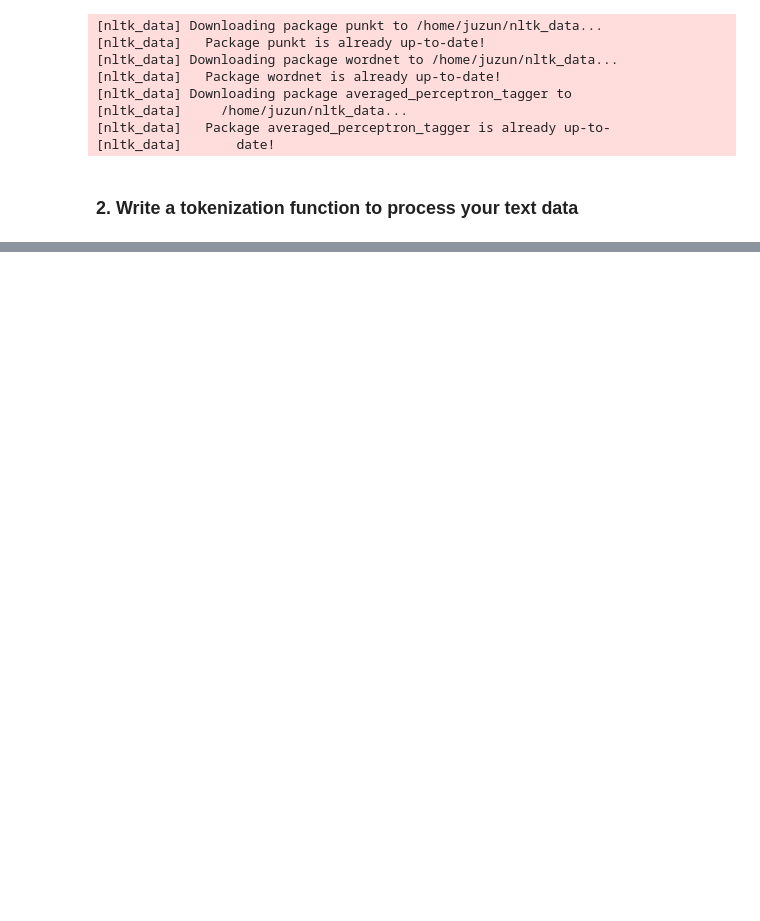
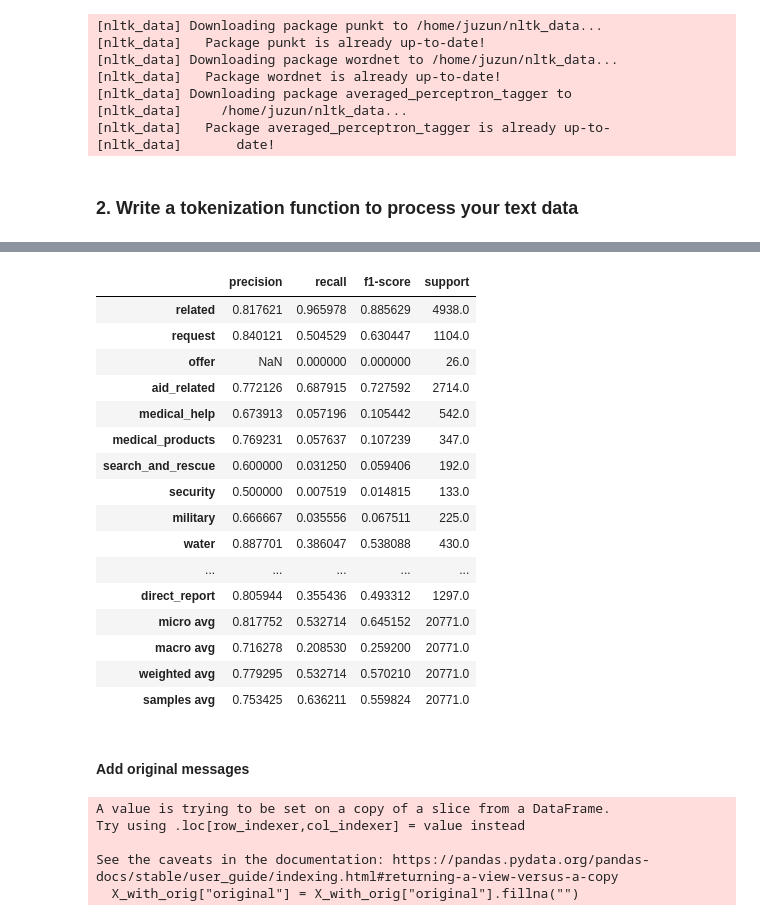
Before and after one commit to juzun/disaster-response-pipeline, a Jupyter notebook: notebooks/ML Pipeline Preparation.ipynb, the cells around one changed output, grey strips where cells are left out. Saved outputs shown, nothing was run; the diff lists cells and outputs as text; code cells hidden in the pictures; blank space fills up the shorter version.

```diff
--- a/notebooks/ML Pipeline Preparation.ipynb
+++ b/notebooks/ML Pipeline Preparation.ipynb
@@ -120,0 +311,9 @@ Use the template file attached in the Resources folder to write a script that ru
+# %%
+clf_text = MultiOutputClassifier(estimator=RandomForestClassifier())
+clf_text.fit(text_feature, y_train)
+
+clf_starting_verb = MultiOutputClassifier(estimator=RandomForestClassifier())
+clf_starting_verb.fit(starting_verb_feature, y_train)
+
+clf_genre = MultiOutputClassifier(estimator=RandomForestClassifier())
+clf_genre.fit(genre_feature, y_train)
@@ -120,0 +430,2 @@ Use the template file attached in the Resources folder to write a script that ru
+# %%
+pipeline_not_so_poor.fit(X=X_train, y=y_train)
@@ -120,0 +446,32 @@ Use the template file attached in the Resources folder to write a script that ru
+# %%
+y_pred_not_so_poor = pipeline_not_so_poor.predict(X_test)
+# %%
+pd.DataFrame(
+    classification_report(
+        y_pred=y_pred_not_so_poor,
+        y_true=y_test,
+        target_names=y.columns,
+        output_dict=True,
+        zero_division=np.nan,
+    )
+).transpose()
+# %% [output]
+|  | precision | recall | f1-score | support |
+| related | 0.817621 | 0.965978 | 0.885629 | 4938.0 |
+| request | 0.840121 | 0.504529 | 0.630447 | 1104.0 |
+| offer | NaN | 0.000000 | 0.000000 | 26.0 |
+| aid_related | 0.772126 | 0.687915 | 0.727592 | 2714.0 |
+| medical_help | 0.673913 | 0.057196 | 0.105442 | 542.0 |
+| medical_products | 0.769231 | 0.057637 | 0.107239 | 347.0 |
+| search_and_rescue | 0.600000 | 0.031250 | 0.059406 | 192.0 |
+| security | 0.500000 | 0.007519 | 0.014815 | 133.0 |
+| military | 0.666667 | 0.035556 | 0.067511 | 225.0 |
+| water | 0.887701 | 0.386047 | 0.538088 | 430.0 |
+| ... | ... | ... | ... | ... |
+| direct_report | 0.805944 | 0.355436 | 0.493312 | 1297.0 |
+| micro avg | 0.817752 | 0.532714 | 0.645152 | 20771.0 |
+| macro avg | 0.716278 | 0.208530 | 0.259200 | 20771.0 |
+| weighted avg | 0.779295 | 0.532714 | 0.570210 | 20771.0 |
+| samples avg | 0.753425 | 0.636211 | 0.559824 | 20771.0 |
+# %% [markdown]
+#### Add original messages
@@ -120,0 +536,9 @@ Use the template file attached in the Resources folder to write a script that ru
+# %%
+X_with_orig = df[["message", "genre", "original"]]
+X_with_orig["original"] = X_with_orig["original"].fillna("")
+# %% [output]
+A value is trying to be set on a copy of a slice from a DataFrame.
+Try using .loc[row_indexer,col_indexer] = value instead
+
+See the caveats in the documentation: https://pandas.pydata.org/pandas-docs/stable/user_guide/indexing.html#returning-a-view-versus-a-copy
+  X_with_orig["original"] = X_with_orig["original"].fillna("")
```
Also changed, not shown: parts of 57 cells of this notebook, 12 other files.
